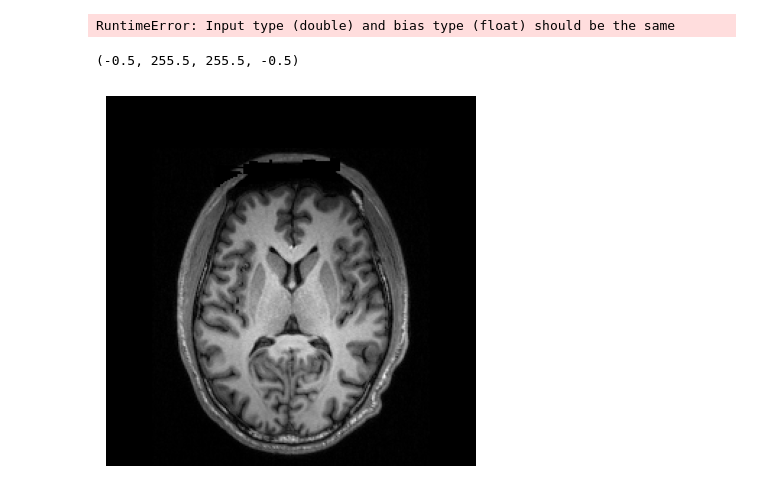
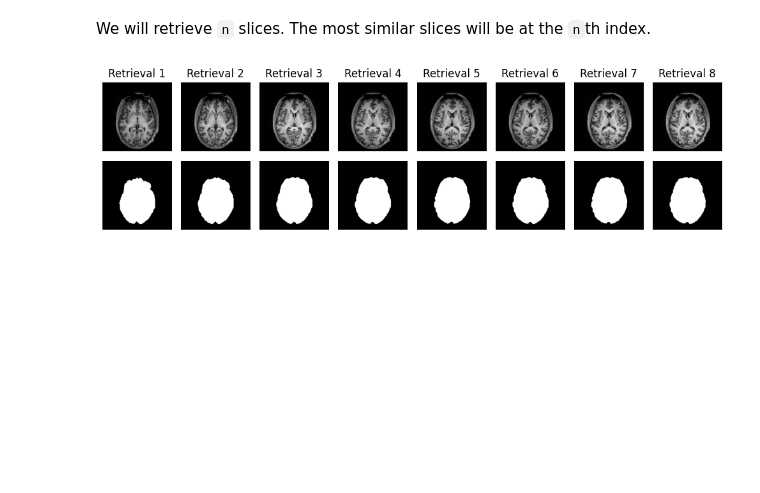
Before and after one commit to kdh-yu/BME_Capstone1, a Jupyter notebook: notebook/retrieval.ipynb, the cells around one changed output. Drawn from its saved outputs; the diff is of its cells as text; code cells hidden in the pictures; blank space fills up the shorter version.

````diff
--- a/notebook/retrieval.ipynb
+++ b/notebook/retrieval.ipynb
@@ -29,12 +44,8 @@ tmask = processor(tmask, mode='mask')
+# %% [markdown]
+We will retrieve ```n``` slices.
+The most similar slices will be at the ```n```th index.
 # %%
-retrieval_result = retrieval_module(test[0], n=8)
-from utils import visualize_retrieval
+retrieval_result = retrieval_module(target_mri, n=8)
 visualize_retrieval(retrieval_result)
 # %% [output]
-RuntimeError: Input type (double) and bias type (float) should be the same
+[figure, added]
-# %%
-plt.imshow(target.permute(1, 2, 0))
-plt.axis('off')
-# %% [output]
-(-0.5, 255.5, 255.5, -0.5)
-[figure, removed]
````
Also changed, not shown: parts of 9 cells of this notebook, 5 other files.
